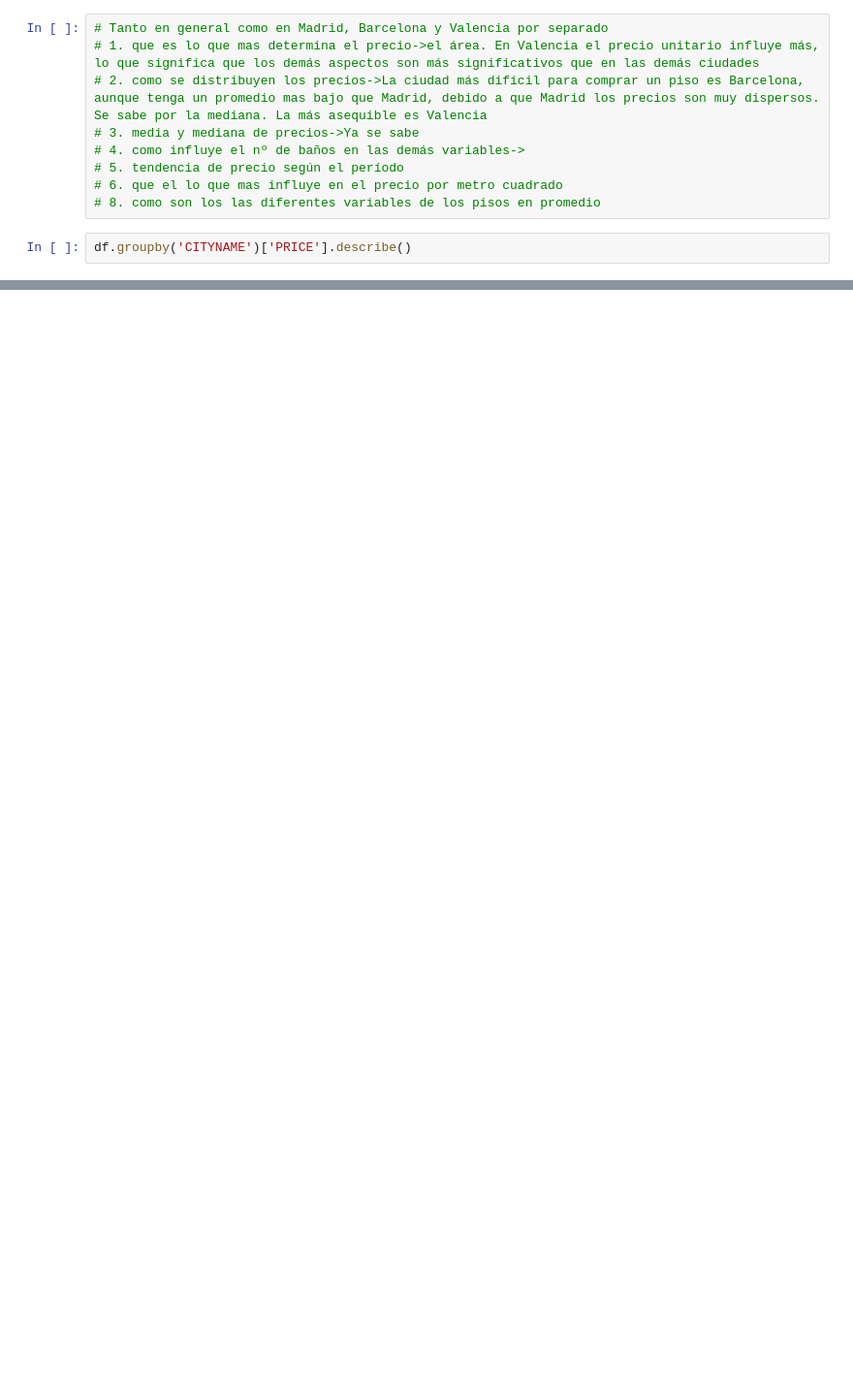
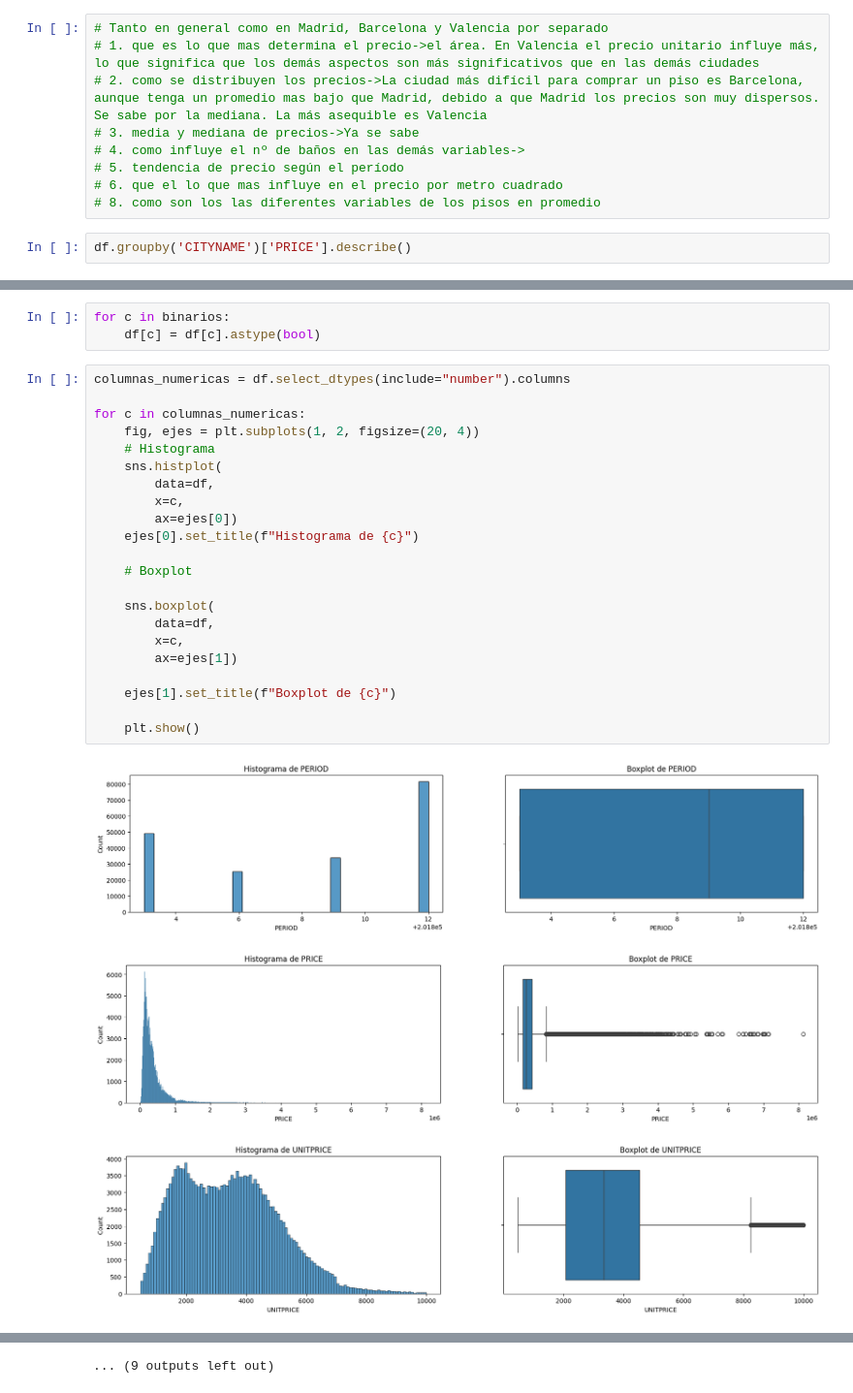
Before and after one commit to LucasDR140603/Proyecto-Idealista, a Jupyter notebook: 01_limpieza_eda.ipynb, the cells around one changed output, grey strips where cells are left out. Shown at 97% size. Saved outputs shown, nothing was run; the diff lists cells and outputs as text; blank space fills up the shorter version.

```diff
--- a/01_limpieza_eda.ipynb
+++ b/01_limpieza_eda.ipynb
@@ -208,0 +371,29 @@ df.corr(numeric_only=True)['PRICE'].sort_values(ascending=False).iloc[1:]
+# %%
+for c in binarios:
+    df[c] = df[c].astype(bool)
+# %%
+columnas_numericas = df.select_dtypes(include="number").columns
+
+for c in columnas_numericas:
+    fig, ejes = plt.subplots(1, 2, figsize=(20, 4))
+    # Histograma
+    sns.histplot(
+        data=df,
+        x=c,
+        ax=ejes[0])
+    ejes[0].set_title(f"Histograma de {c}")
+
+    # Boxplot
+
+    sns.boxplot(
+        data=df,
+        x=c,
+        ax=ejes[1])
+
+    ejes[1].set_title(f"Boxplot de {c}")
+
+    plt.show()
+# %% [output]
+[figure, added]
+[figure, added]
+[figure, added]
@@ -208,0 +409 @@ df.corr(numeric_only=True)['PRICE'].sort_values(ascending=False).iloc[1:]
+... (9 outputs left out)
```
Also changed, not shown: parts of 20 cells of this notebook, 2 other files.
